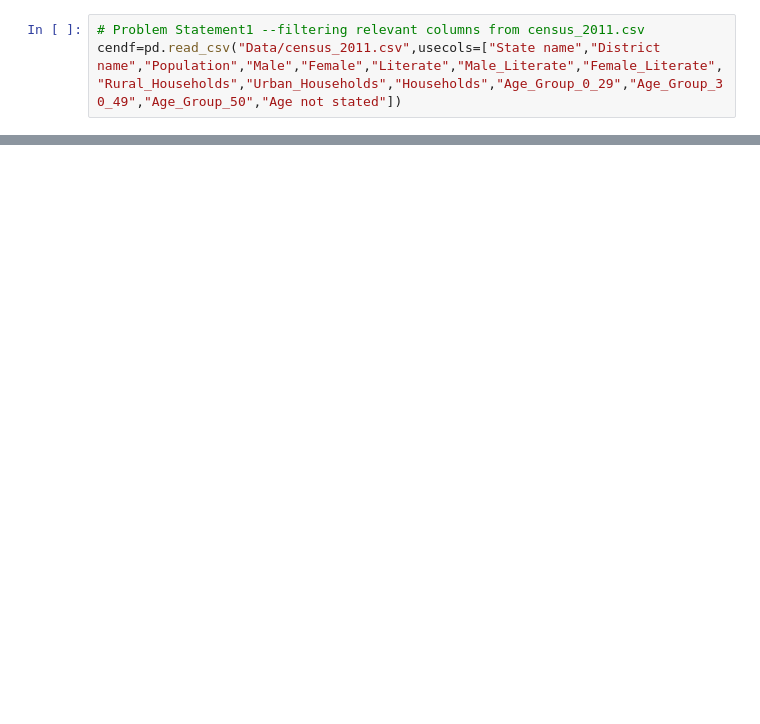
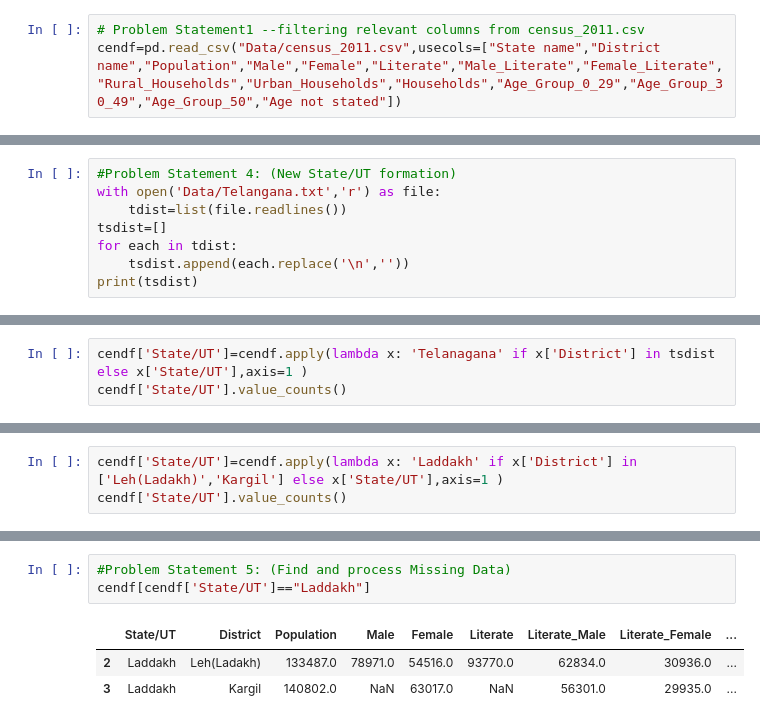
Before and after one commit to ramakrishnaprasadS/Python-projects, a Jupyter notebook: problemSt1-5.ipynb, the cells around one changed output, grey strips where cells are left out. Cells and saved outputs as stored; diff of their text form; blank space fills up the shorter version.

```diff
--- a/problemSt1-5.ipynb
+++ b/problemSt1-5.ipynb
@@ -22,0 +37,8 @@ cendf.head(10)
+# %%
+#Problem Statement 4: (New State/UT formation)
+with open('Data/Telangana.txt','r') as file:
+    tdist=list(file.readlines())
+tsdist=[]
+for each in tdist:
+    tsdist.append(each.replace('\n',''))
+print(tsdist)
@@ -22,0 +47,3 @@ cendf.head(10)
+# %%
+cendf['State/UT']=cendf.apply(lambda x: 'Telanagana' if x['District'] in tsdist else x['State/UT'],axis=1 )
+cendf['State/UT'].value_counts()
@@ -22,0 +68,3 @@ cendf.head(10)
+# %%
+cendf['State/UT']=cendf.apply(lambda x: 'Laddakh' if x['District'] in ['Leh(Ladakh)','Kargil'] else x['State/UT'],axis=1 )
+cendf['State/UT'].value_counts()
@@ -22,0 +89,7 @@ cendf.head(10)
+# %%
+#Problem Statement 5: (Find and process Missing Data)
+cendf[cendf['State/UT']=="Laddakh"]
+# %% [output]
+|  | State/UT | District | Population | Male | Female | Literate | Literate_Male | Literate_Female | ... |
+| 2 | Laddakh | Leh(Ladakh) | 133487.0 | 78971.0 | 54516.0 | 93770.0 | 62834.0 | 30936.0 | ... |
+| 3 | Laddakh | Kargil | 140802.0 | NaN | 63017.0 | NaN | 56301.0 | 29935.0 | ... |
```
Also changed, not shown: parts of 19 cells of this notebook, 3 other files.
